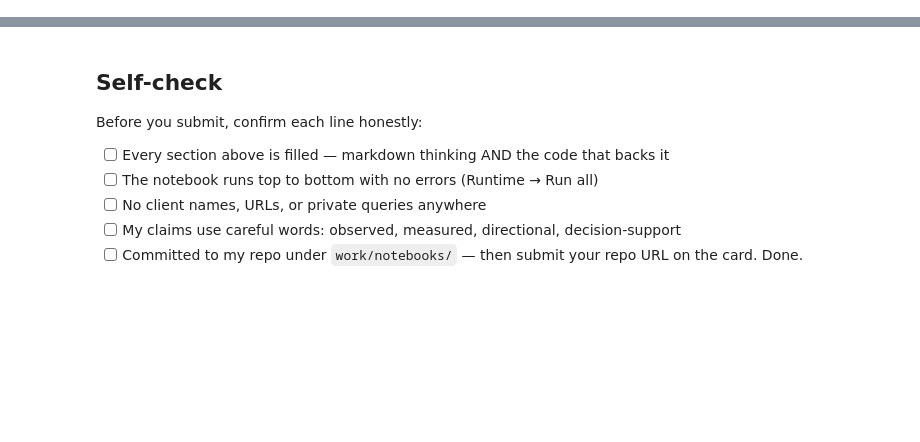
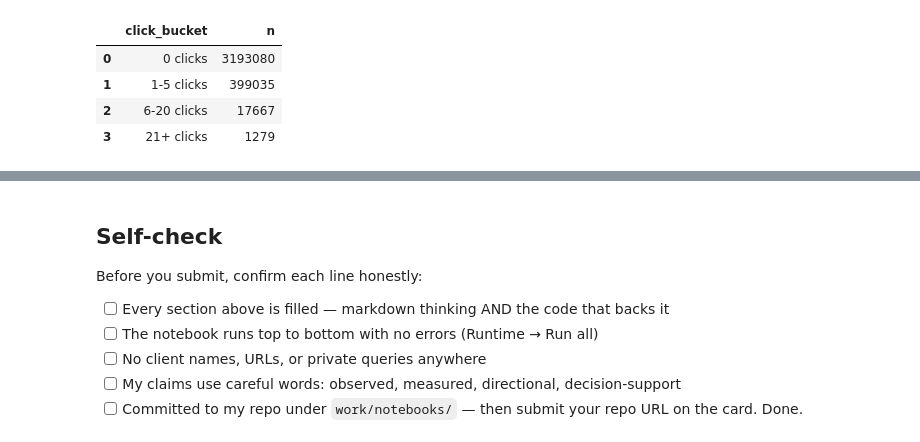
Before and after one commit to Hussainasif11/flyrankinternship, a Jupyter notebook: work/notebooks/w04_baseline_score.ipynb, the cells around one changed output, grey strips where cells are left out. Cells and saved outputs as stored; diff of their text form; code cells hidden in the pictures; blank space fills up the shorter version.

```diff
--- a/work/notebooks/w04_baseline_score.ipynb
+++ b/work/notebooks/w04_baseline_score.ipynb
@@ -12,0 +66,35 @@ This skeleton is yours to fill. Work the sections **in order** — each one has
+# %%
+# This cell is for CODE (numbers, a query, a check).
+# Write your text answer in the cell ABOVE this one — typing sentences here breaks Run All.
+
+signal1 = con.sql("""
+    SELECT
+        CASE
+            WHEN gsc_clicks = 0 THEN '0 clicks'
+            WHEN gsc_clicks <= 5 THEN '1-5 clicks'
+            WHEN gsc_clicks <= 20 THEN '6-20 clicks'
+            ELSE '21+ clicks'
+        END AS click_bucket,
+        COUNT(*) AS n
+    FROM read_parquet(
+        'hf://datasets/FlyRank/internship-warehouse/fact_content_daily_performance/**/*.parquet'
+    )
+    WHERE month = '2026-03'
+      AND gsc_data_available IS TRUE
+    GROUP BY 1
+    ORDER BY
+        CASE click_bucket
+            WHEN '0 clicks' THEN 1
+            WHEN '1-5 clicks' THEN 2
+            WHEN '6-20 clicks' THEN 3
+            ELSE 4
+        END
+""").df()
+
+signal1
+# %% [output]
+|  | click_bucket | n |
+| 0 | 0 clicks | 3193080 |
+| 1 | 1-5 clicks | 399035 |
+| 2 | 6-20 clicks | 17667 |
+| 3 | 21+ clicks | 1279 |
```
Also changed, not shown: parts of 18 cells of this notebook.
